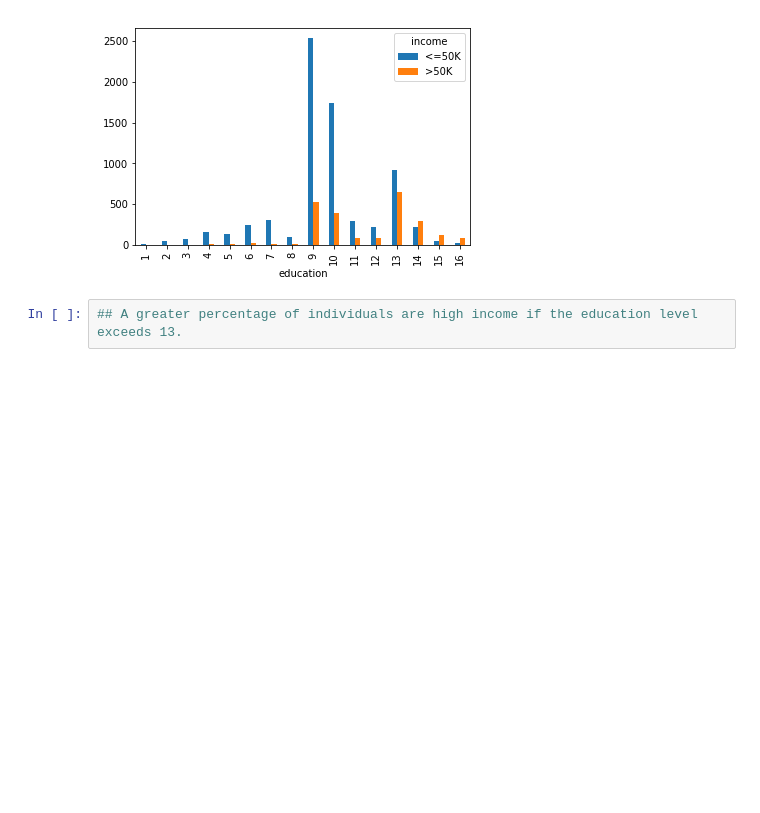
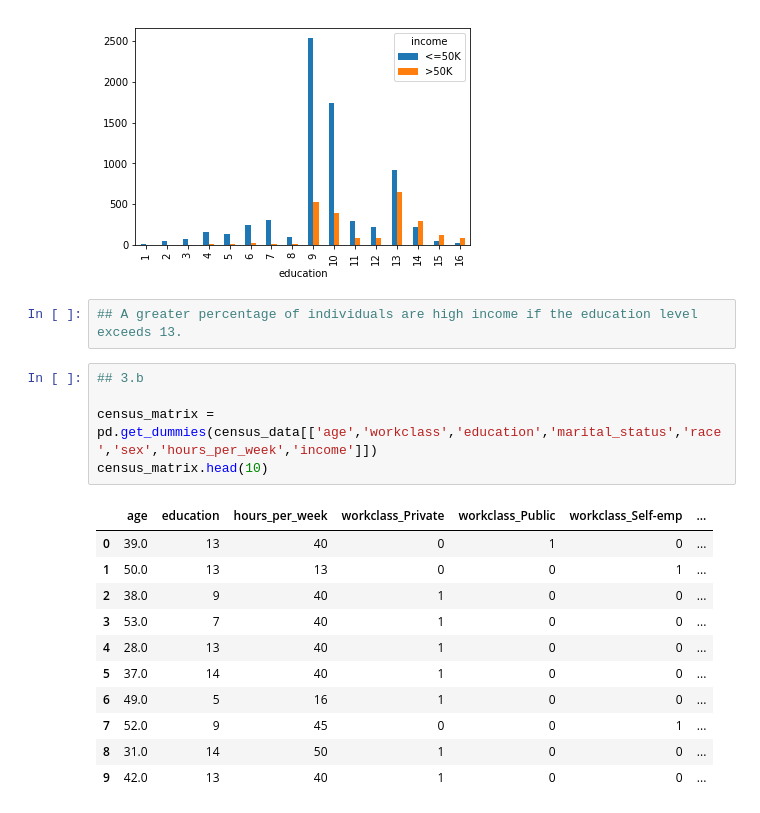
Before and after one commit to MickeyGeorge/dsc478, a Jupyter notebook: Assignment2/MichaelJanke_Assignment2.ipynb, the cells around one changed output. Saved outputs shown, nothing was run; the diff lists cells and outputs as text; blank space fills up the shorter version.

```diff
--- a/Assignment2/MichaelJanke_Assignment2.ipynb
+++ b/Assignment2/MichaelJanke_Assignment2.ipynb
@@ -1267,3 +1267,20 @@ plt.show(ei.plot(kind="bar"))
 [figure]
 # %%
 ## A greater percentage of individuals are high income if the education level exceeds 13.
+# %%
+## 3.b
+
+census_matrix = pd.get_dummies(census_data[['age','workclass','education','marital_status','race','sex','hours_per_week','income']])
+census_matrix.head(10)
+# %% [output]
+|  | age | education | hours_per_week | workclass_Private | workclass_Public | workclass_Self-emp | ... |
+| 0 | 39.0 | 13 | 40 | 0 | 1 | 0 | ... |
+| 1 | 50.0 | 13 | 13 | 0 | 0 | 1 | ... |
+| 2 | 38.0 | 9 | 40 | 1 | 0 | 0 | ... |
+| 3 | 53.0 | 7 | 40 | 1 | 0 | 0 | ... |
+| 4 | 28.0 | 13 | 40 | 1 | 0 | 0 | ... |
+| 5 | 37.0 | 14 | 40 | 1 | 0 | 0 | ... |
+| 6 | 49.0 | 5 | 16 | 1 | 0 | 0 | ... |
+| 7 | 52.0 | 9 | 45 | 0 | 0 | 1 | ... |
+| 8 | 31.0 | 14 | 50 | 1 | 0 | 0 | ... |
+| 9 | 42.0 | 13 | 40 | 1 | 0 | 0 | ... |
```
Also changed, not shown: parts of 2 cells of this notebook.
